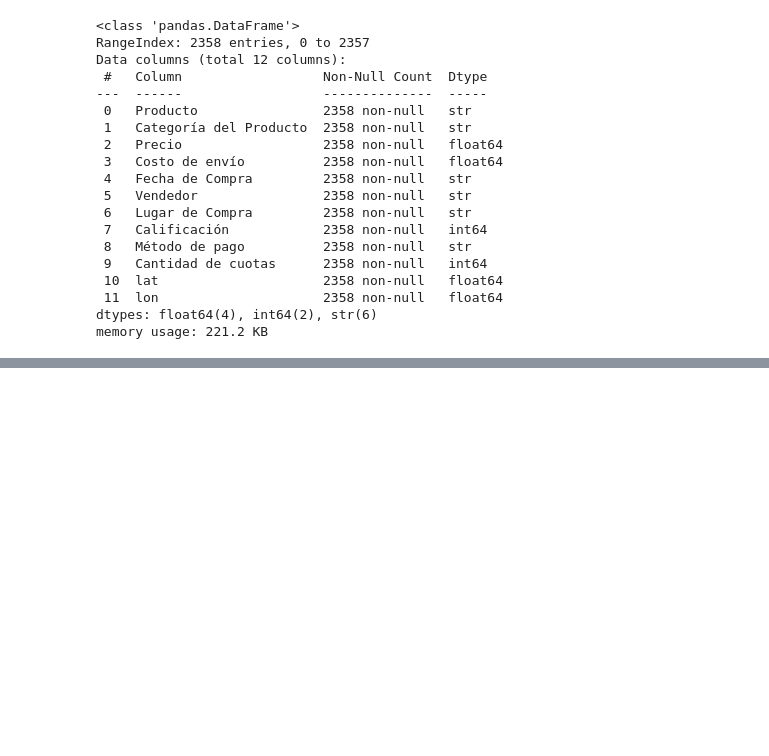
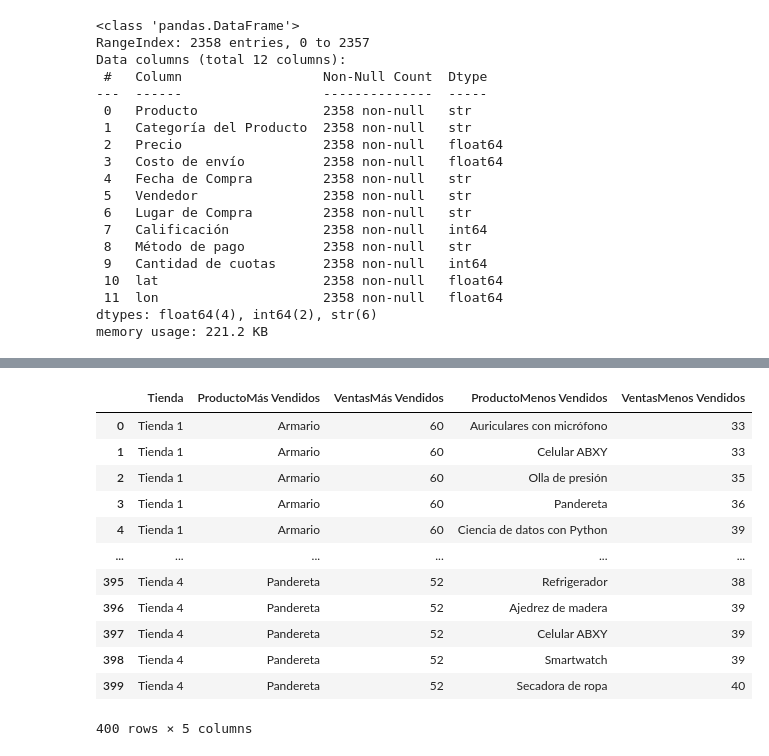
Before and after one commit to AndreaCisneros/challenge-alura-store, a Jupyter notebook: Alura-store.ipynb, the cells around one changed output, grey strips where cells are left out. Cells and saved outputs as stored; diff of their text form; code cells hidden in the pictures; blank space fills up the shorter version.

Commit message:
Analisis de datos

```diff
--- a/Alura-store.ipynb
+++ b/Alura-store.ipynb
@@ -110,0 +273,9 @@ memory usage: 221.2 KB
+# %%
+mas_vendidos = (
+    ventas_producto
+    .sort_values(['Tienda', 'Ventas'], ascending=[True, False])
+    .groupby('Tienda')
+    .head(10)
+)
+
+mas_vendidos
@@ -110,0 +300,9 @@ memory usage: 221.2 KB
+# %%
+menos_vendidos = (
+    ventas_producto
+    .sort_values(['Tienda', 'Ventas'], ascending=[True, True])
+    .groupby('Tienda')
+    .head(10)
+)
+
+menos_vendidos
@@ -110,0 +327,22 @@ memory usage: 221.2 KB
+# %%
+resumen = pd.merge(
+    mas_vendidos,
+    menos_vendidos,
+    on = 'Tienda',
+    suffixes = ('Más Vendidos', 'Menos Vendidos')
+)
+resumen
+# %% [output]
+|  | Tienda | ProductoMás Vendidos | VentasMás Vendidos | ProductoMenos Vendidos | VentasMenos Vendidos |
+| 0 | Tienda 1 | Armario | 60 | Auriculares con micrófono | 33 |
+| 1 | Tienda 1 | Armario | 60 | Celular ABXY | 33 |
+| 2 | Tienda 1 | Armario | 60 | Olla de presión | 35 |
+| 3 | Tienda 1 | Armario | 60 | Pandereta | 36 |
+| 4 | Tienda 1 | Armario | 60 | Ciencia de datos con Python | 39 |
+| ... | ... | ... | ... | ... | ... |
+| 395 | Tienda 4 | Pandereta | 52 | Refrigerador | 38 |
+| 396 | Tienda 4 | Pandereta | 52 | Ajedrez de madera | 39 |
+| 397 | Tienda 4 | Pandereta | 52 | Celular ABXY | 39 |
+| 398 | Tienda 4 | Pandereta | 52 | Smartwatch | 39 |
+| 399 | Tienda 4 | Pandereta | 52 | Secadora de ropa | 40 |
+400 rows × 5 columns
```
Also changed, not shown: parts of 26 cells of this notebook.
